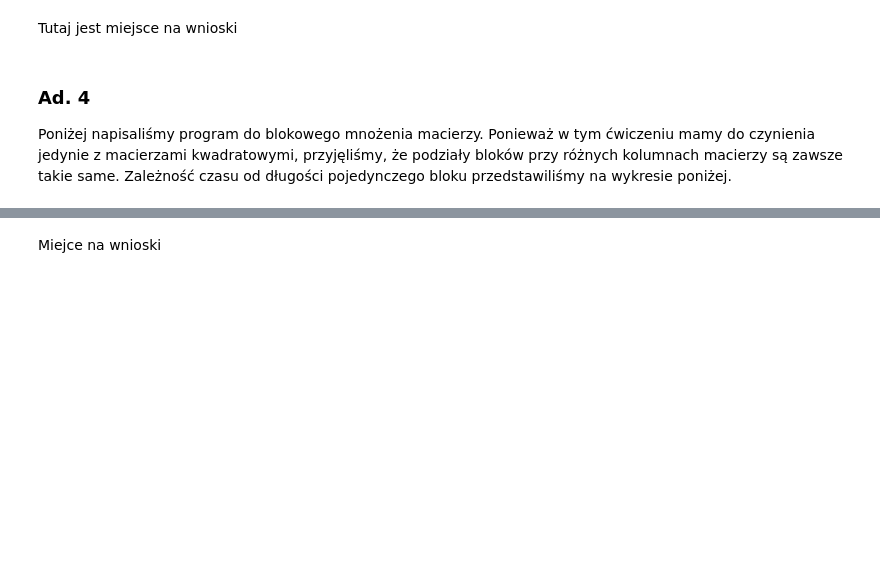
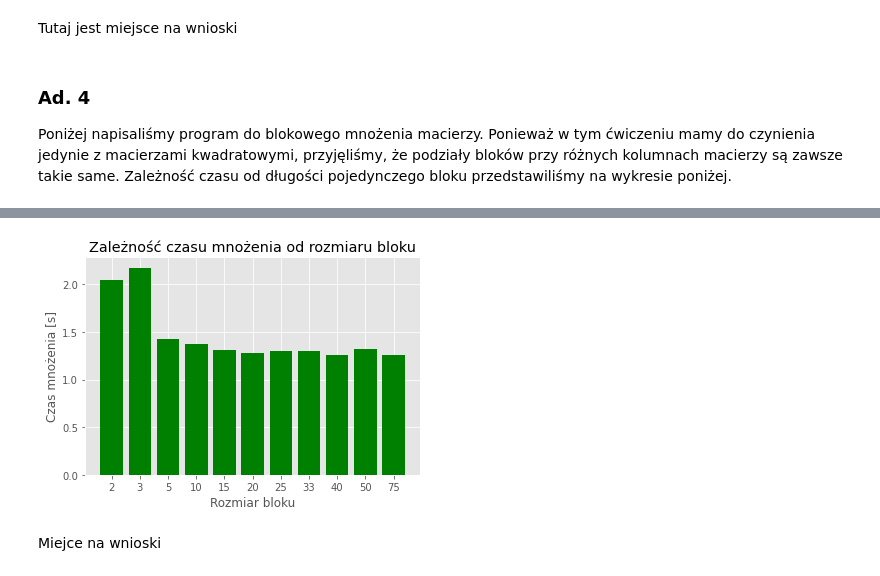
Before and after one commit to pkrucz00/alg_macierz, a Jupyter notebook: zadanie1/Zadanie1.ipynb, the cells around one changed output, grey strips where cells are left out. Cells and saved outputs as stored; diff of their text form; code cells hidden in the pictures; blank space fills up the shorter version.

Commit message:
wykresed

```diff
--- a/zadanie1/Zadanie1.ipynb
+++ b/zadanie1/Zadanie1.ipynb
@@ -186,3 +180,20 @@ Block length 75: 0.69864 [s]
+# %%
+x_pos = [i for i, _ in enumerate(block_lengths)]
+
+plt.bar(x_pos, times, color='green')
+
+plt.xlabel("Rozmiar bloku")
+plt.ylabel("Czas mnożenia [s]")
+plt.title("Zależność czasu mnożenia od rozmiaru bloku")
+plt.xticks(x_pos, block_lengths)
+
+plt.show()
+
+# plt.plot(block_lengths, times)
+# plt.show()
+# TODO zrobić ładny wykres
+# %% [output]
+[figure, added]
 # %% [markdown]
 Miejce na wnioski
 # %% [markdown]
```
Also changed, not shown: parts of 4 cells of this notebook.
